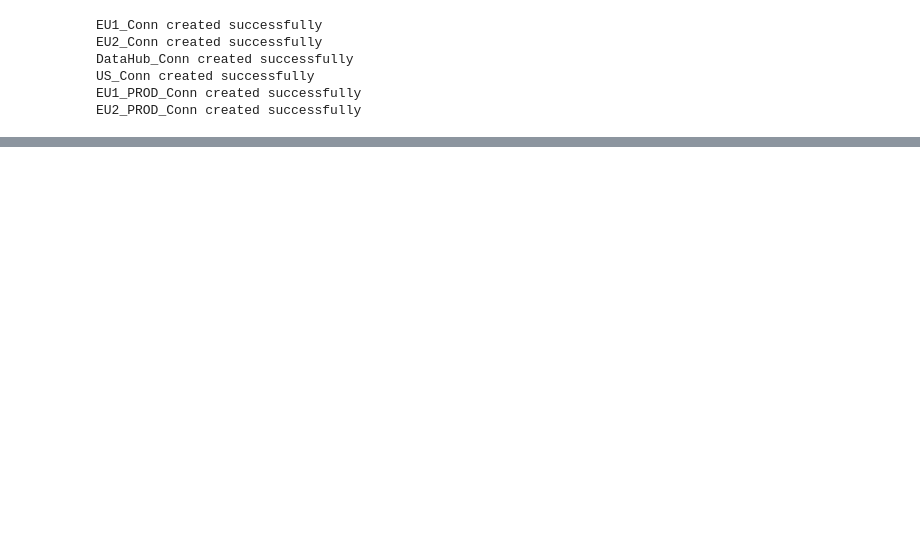
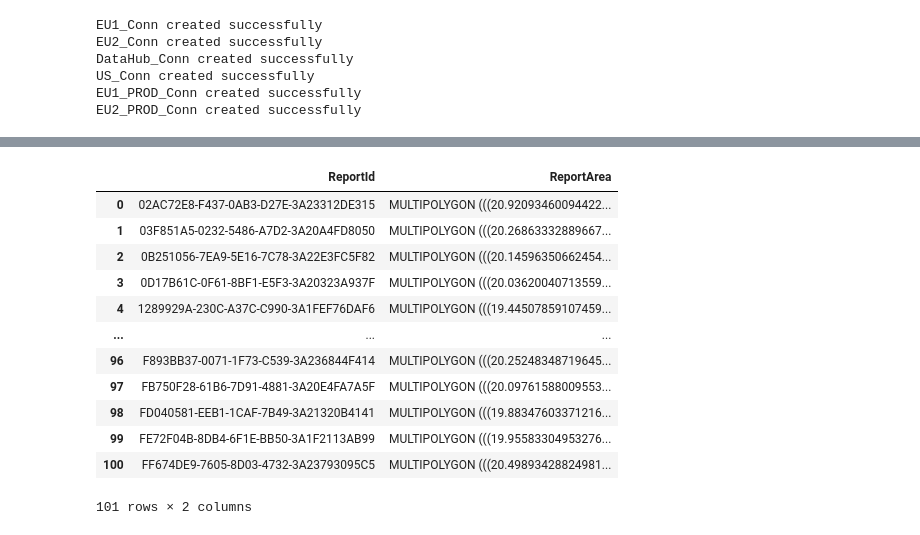
Before and after one commit to picarro-dsoler/KPIHub, a Jupyter notebook: SQLite/tools/Check/KPIHub_DataCheck_SurveyCheck.ipynb, the cells around one changed output, grey strips where cells are left out. Drawn from its saved outputs; the diff is of its cells as text; code cells hidden in the pictures; blank space fills up the shorter version.

```diff
--- a/SQLite/tools/Check/KPIHub_DataCheck_SurveyCheck.ipynb
+++ b/SQLite/tools/Check/KPIHub_DataCheck_SurveyCheck.ipynb
@@ -72,0 +92,19 @@ Index(['SurveyId', 'ReportId', 'SurveyorUnit', 'SurveyDurationMinutes',
+# %%
+report_ids = data[data['ReportId'].duplicated(keep=False)][['ReportId']]
+report_ids.db.set_query(query = 'SELECT ReportId AS ReportId, ReportArea as ReportArea FROM KPI_ReportSummary WHERE ReportId IN (SELECT ReportId FROM temp_report_ids)')
+ra = report_ids.db.execute(KPIHub_Conn, source_col="ReportId", temp_table_name="temp_report_ids")
+ra
+# %% [output]
+|  | ReportId | ReportArea |
+| 0 | 02AC72E8-F437-0AB3-D27E-3A23312DE315 | MULTIPOLYGON (((20.92093460094422... |
+| 1 | 03F851A5-0232-5486-A7D2-3A20A4FD8050 | MULTIPOLYGON (((20.26863332889667... |
+| 2 | 0B251056-7EA9-5E16-7C78-3A22E3FC5F82 | MULTIPOLYGON (((20.14596350662454... |
+| 3 | 0D17B61C-0F61-8BF1-E5F3-3A20323A937F | MULTIPOLYGON (((20.03620040713559... |
+| 4 | 1289929A-230C-A37C-C990-3A1FEF76DAF6 | MULTIPOLYGON (((19.44507859107459... |
+| ... | ... | ... |
+| 96 | F893BB37-0071-1F73-C539-3A236844F414 | MULTIPOLYGON (((20.25248348719645... |
+| 97 | FB750F28-61B6-7D91-4881-3A20E4FA7A5F | MULTIPOLYGON (((20.09761588009553... |
+| 98 | FD040581-EEB1-1CAF-7B49-3A21320B4141 | MULTIPOLYGON (((19.88347603371216... |
+| 99 | FE72F04B-8DB4-6F1E-BB50-3A1F2113AB99 | MULTIPOLYGON (((19.95583304953276... |
+| 100 | FF674DE9-7605-8D03-4732-3A23793095C5 | MULTIPOLYGON (((20.49893428824981... |
+101 rows × 2 columns
```
Also changed, not shown: parts of 5 cells of this notebook, 6 other files.
